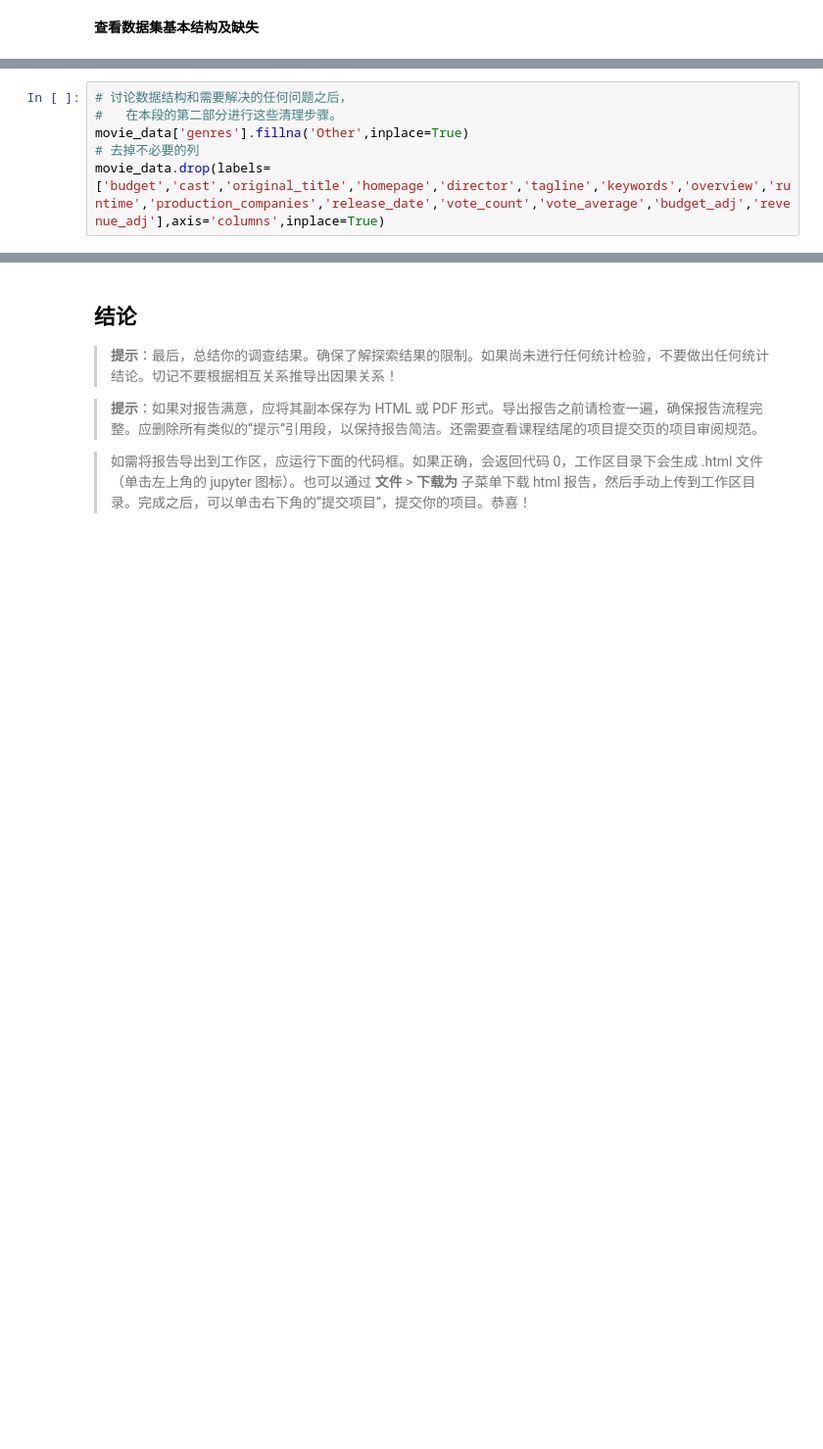
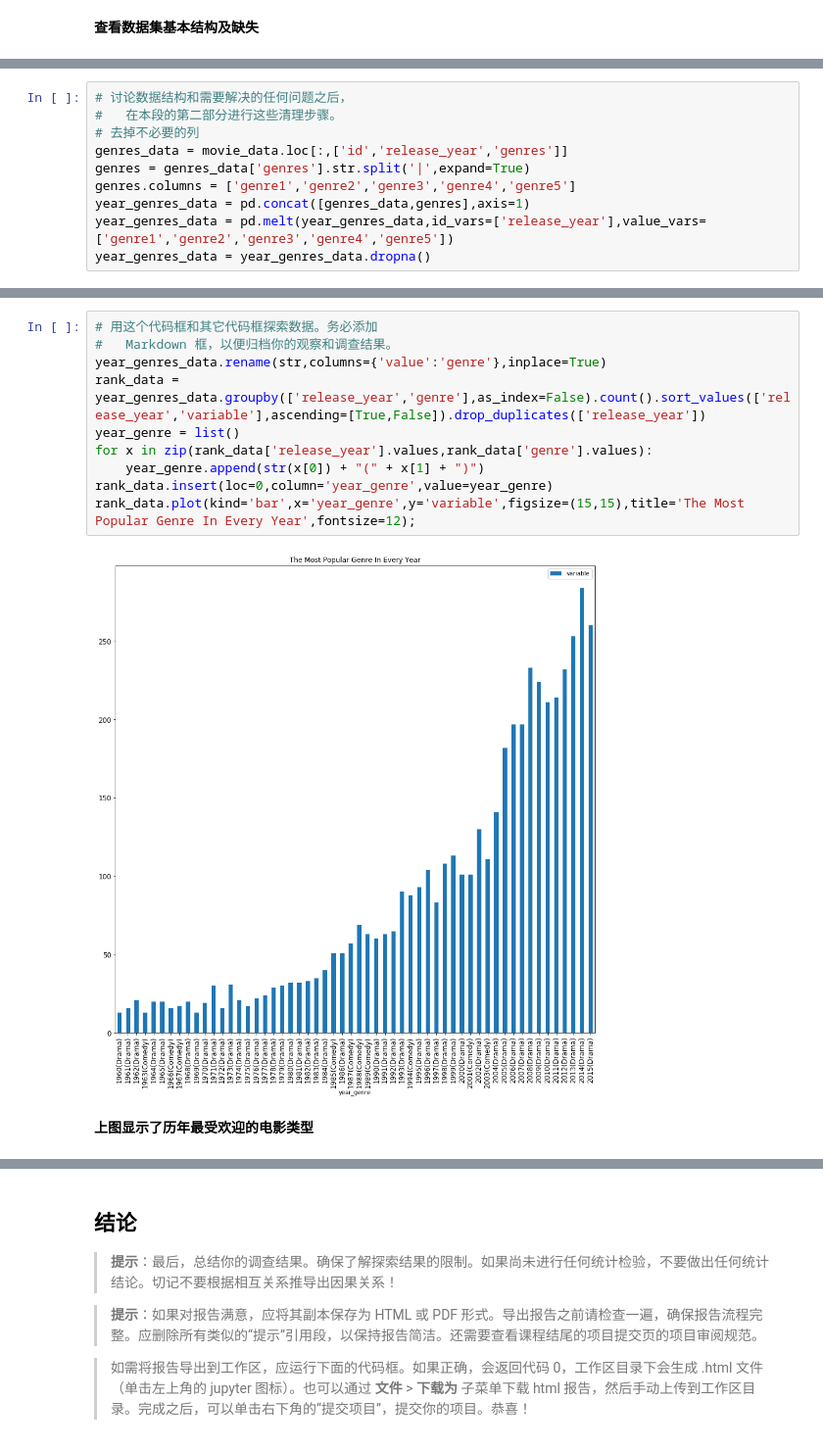
Before and after one commit to Lee-Think/movie-analysis, a Jupyter notebook: Investigate_a_Dataset-zh.ipynb, the cells around one changed output, grey strips where cells are left out. Shown at 98% size. Cells and saved outputs as stored; diff of their text form; blank space fills up the shorter version.

```diff
--- a/Investigate_a_Dataset-zh.ipynb
+++ b/Investigate_a_Dataset-zh.ipynb
@@ -76,9 +76,13 @@ memory usage: 1.7+ MB
-# %%
-# 讨论数据结构和需要解决的任何问题之后，
-#   在本段的第二部分进行这些清理步骤。
-movie_data['genres'].fillna('Other',inplace=True)
-# 去掉不必要的列
-movie_data.drop(labels=['budget','cast','original_title','homepage','director','tagline','keywords','overview','runtime','production_companies','release_date','vote_count','vote_average','budget_adj','revenue_adj'],axis='columns',inplace=True)
+# %%
+# 讨论数据结构和需要解决的任何问题之后，
+#   在本段的第二部分进行这些清理步骤。
+# 去掉不必要的列
+genres_data = movie_data.loc[:,['id','release_year','genres']]
+genres = genres_data['genres'].str.split('|',expand=True)
+genres.columns = ['genre1','genre2','genre3','genre4','genre5']
+year_genres_data = pd.concat([genres_data,genres],axis=1)
+year_genres_data = pd.melt(year_genres_data,id_vars=['release_year'],value_vars=['genre1','genre2','genre3','genre4','genre5'])
+year_genres_data = year_genres_data.dropna()
 # %% [markdown]
 <a id='eda'></a>
 ## 探索性数据分析
@@ -134,2 +93,16 @@ for year in year_slice:
+# %%
+# 用这个代码框和其它代码框探索数据。务必添加
+#   Markdown 框，以便归档你的观察和调查结果。
+year_genres_data.rename(str,columns={'value':'genre'},inplace=True)
+rank_data = year_genres_data.groupby(['release_year','genre'],as_index=False).count().sort_values(['release_year','variable'],ascending=[True,False]).drop_duplicates(['release_year'])
+year_genre = list()
+for x in zip(rank_data['release_year'].values,rank_data['genre'].values):
+    year_genre.append(str(x[0]) + "(" + x[1] + ")")
+rank_data.insert(loc=0,column='year_genre',value=year_genre)
+rank_data.plot(kind='bar',x='year_genre',y='variable',figsize=(15,15),title='The Most Popular Genre In Every Year',fontsize=12);
+# %% [output]
+[figure, added]
+# %% [markdown]
+**上图显示了历年最受欢迎的电影类型**
 # %% [markdown]
 ### 研究问题 2 票房高的电影有哪些特点？
```
Also changed, not shown: parts of 7 cells of this notebook, 1 other file.
